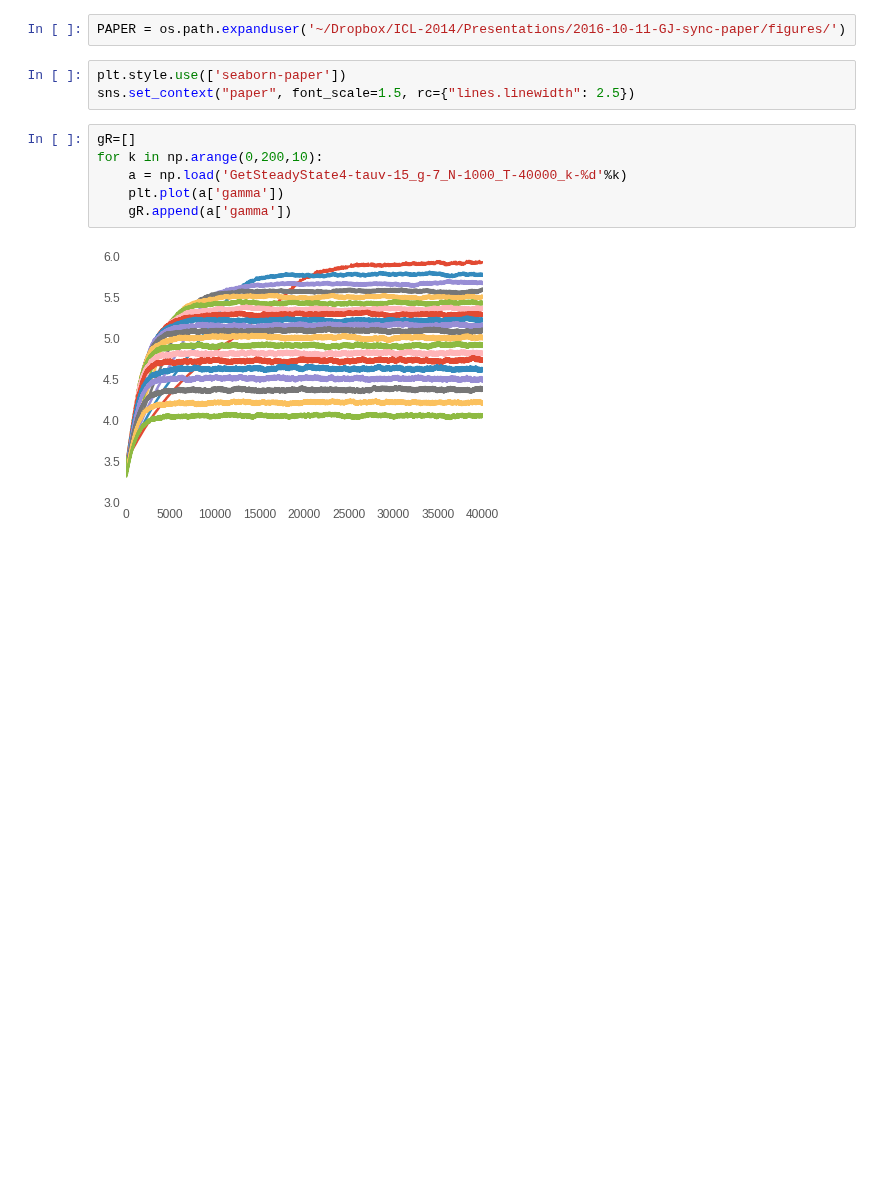
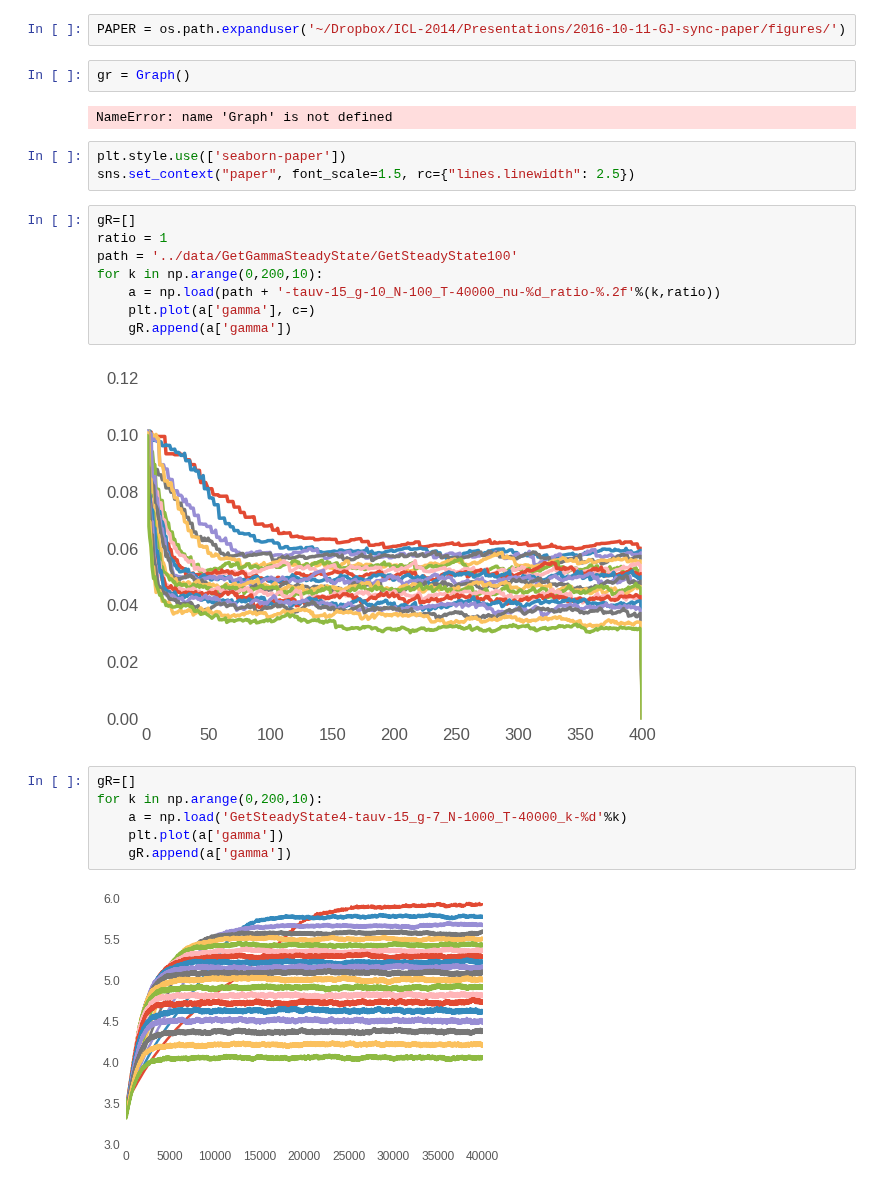
Before and after one commit to gpernelle/cortex, a Jupyter notebook: notebooks/paperSync-figure2.ipynb, the cells around one changed output. Cells and saved outputs as stored; diff of their text form; blank space fills up the shorter version.

```diff
--- a/notebooks/paperSync-figure2.ipynb
+++ b/notebooks/paperSync-figure2.ipynb
@@ -24,8 +22,22 @@ Loading BokehJS ...
 # %%
 PAPER = os.path.expanduser('~/Dropbox/ICL-2014/Presentations/2016-10-11-GJ-sync-paper/figures/')
+# %%
+gr = Graph()
+# %% [output]
+NameError: name 'Graph' is not defined
 # %%
 plt.style.use(['seaborn-paper'])
 sns.set_context("paper", font_scale=1.5, rc={"lines.linewidth": 2.5})
+# %%
+gR=[]
+ratio = 1
+path = '../data/GetGammaSteadyState/GetSteadyState100'
+for k in np.arange(0,200,10):
+    a = np.load(path + '-tauv-15_g-10_N-100_T-40000_nu-%d_ratio-%.2f'%(k,ratio))
+    plt.plot(a['gamma'], c=)
+    gR.append(a['gamma'])
+# %% [output]
+[figure, added]
 # %%
 gR=[]
 for k in np.arange(0,200,10):
```
Also changed, not shown: parts of 4 cells of this notebook, 20 other files.
